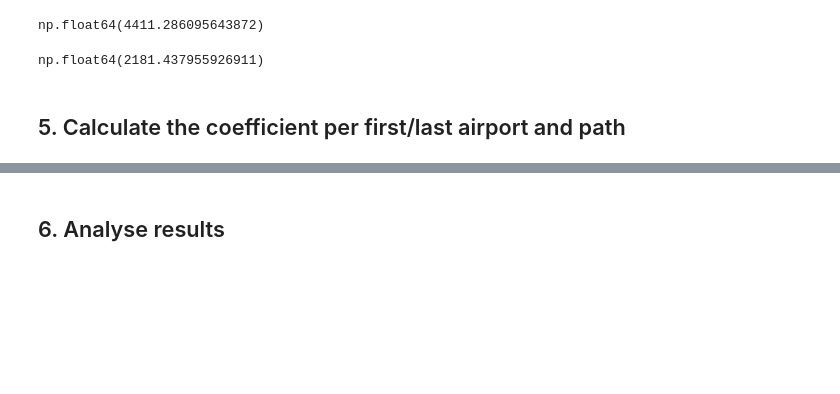
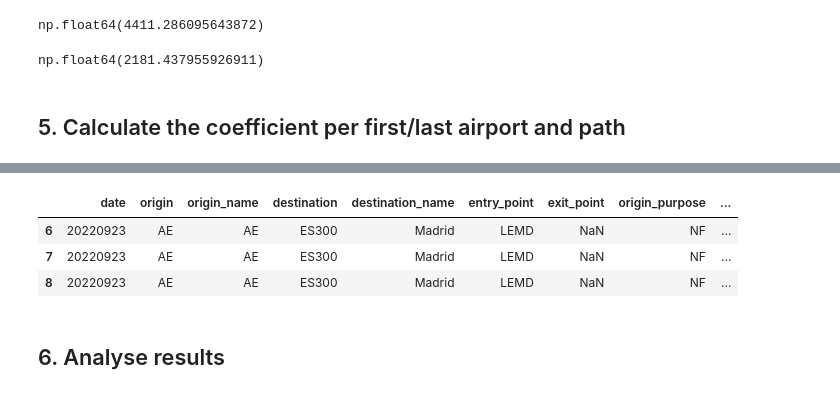
Before and after one commit to UoW-ATM/MultiModX, a Jupyter notebook: notebooks/CS11/coefficients_for_airports.ipynb, the cells around one changed output, grey strips where cells are left out. Saved outputs shown, nothing was run; the diff lists cells and outputs as text; code cells hidden in the pictures; blank space fills up the shorter version.

```diff
--- a/notebooks/CS11/coefficients_for_airports.ipynb
+++ b/notebooks/CS11/coefficients_for_airports.ipynb
@@ -268,0 +273,7 @@ trips_leaving_spain[trips_leaving_spain["node_sequence_ground"]=="access"].sampl
+# %%
+trips_going_to_spain[trips_going_to_spain["node_sequence_ground"].apply(count_stations)].head(3)
+# %% [output]
+|  | date | origin | origin_name | destination | destination_name | entry_point | exit_point | origin_purpose | ... |
+| 6 | 20220923 | AE | AE | ES300 | Madrid | LEMD | NaN | NF | ... |
+| 7 | 20220923 | AE | AE | ES300 | Madrid | LEMD | NaN | NF | ... |
+| 8 | 20220923 | AE | AE | ES300 | Madrid | LEMD | NaN | NF | ... |
```
Also changed, not shown: parts of 22 cells of this notebook.
